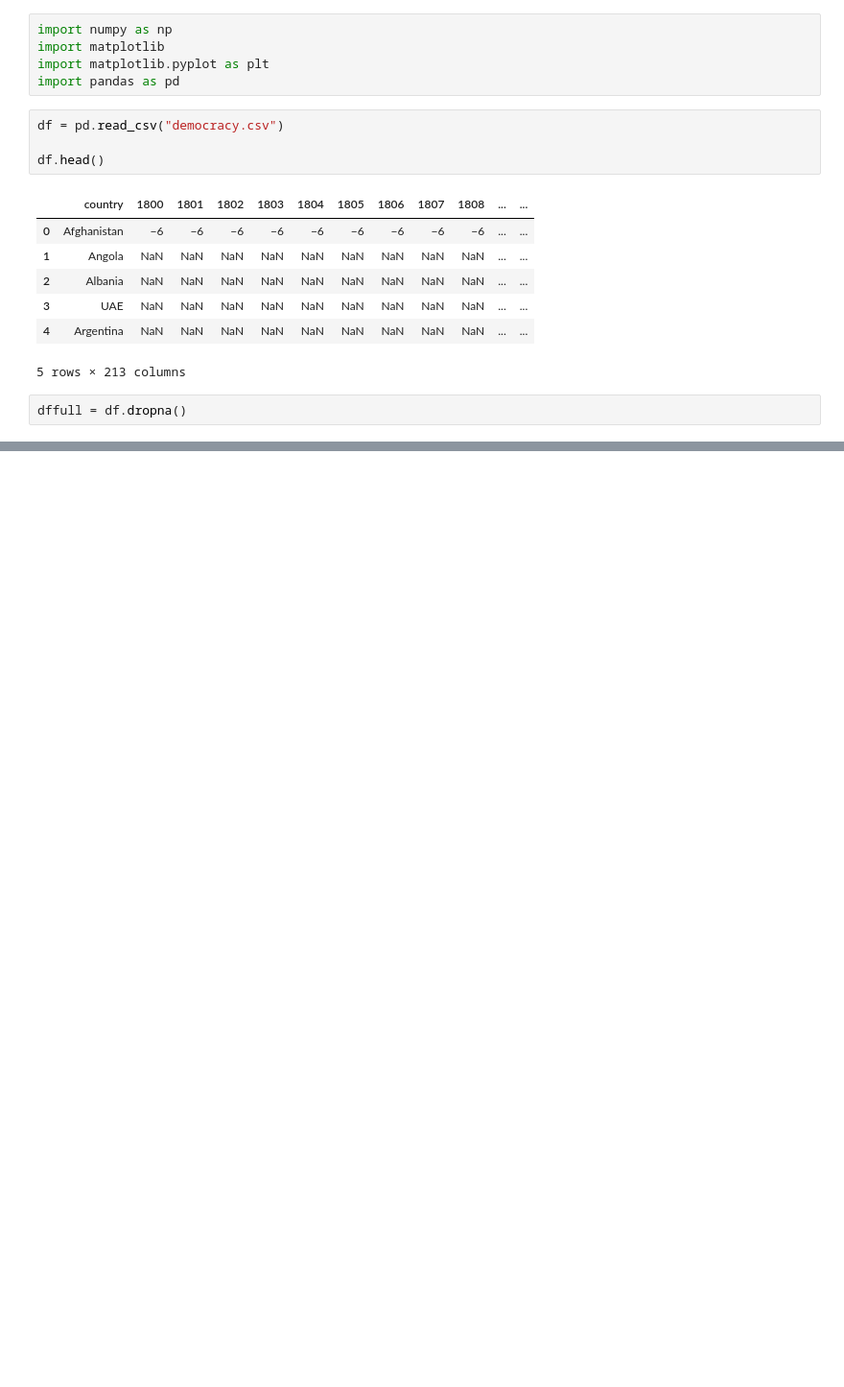
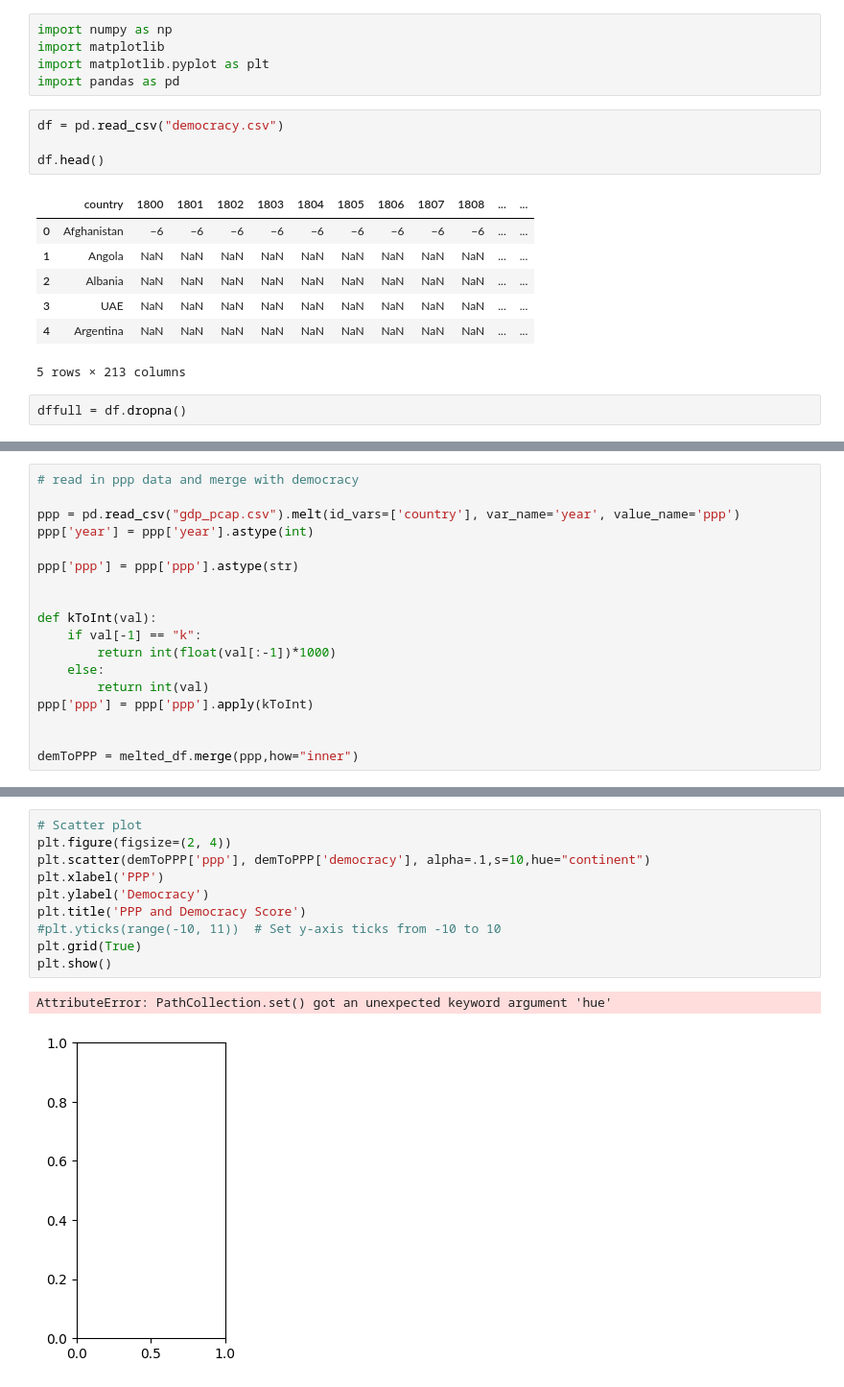
Before and after one commit to matthewthomson1/BigData-Examples, a Jupyter notebook: Democracy Data/Democracy.ipynb, the cells around one changed output, grey strips where cells are left out. Shown at 96% size. Saved outputs shown, nothing was run; the diff lists cells and outputs as text; blank space fills up the shorter version.

```diff
--- a/Democracy Data/Democracy.ipynb
+++ b/Democracy Data/Democracy.ipynb
@@ -105,0 +91,18 @@ Name: value, Length: 17024, dtype: int64
+# %%
+# read in ppp data and merge with democracy
+
+ppp = pd.read_csv("gdp_pcap.csv").melt(id_vars=['country'], var_name='year', value_name='ppp')
+ppp['year'] = ppp['year'].astype(int)
+
+ppp['ppp'] = ppp['ppp'].astype(str)
+
+
+def kToInt(val):
+    if val[-1] == "k":
+        return int(float(val[:-1])*1000)
+    else:
+        return int(val)
+ppp['ppp'] = ppp['ppp'].apply(kToInt)
+
+
+demToPPP = melted_df.merge(ppp,how="inner")
@@ -105,0 +123,13 @@ Name: value, Length: 17024, dtype: int64
+# %%
+# Scatter plot
+plt.figure(figsize=(2, 4))
+plt.scatter(demToPPP['ppp'], demToPPP['democracy'], alpha=.1,s=10,hue="continent")
+plt.xlabel('PPP')
+plt.ylabel('Democracy')
+plt.title('PPP and Democracy Score')
+#plt.yticks(range(-10, 11))  # Set y-axis ticks from -10 to 10
+plt.grid(True)
+plt.show()
+# %% [output]
+AttributeError: PathCollection.set() got an unexpected keyword argument 'hue'
+[figure, added]
```
Also changed, not shown: parts of 10 cells of this notebook, 3 other files.
